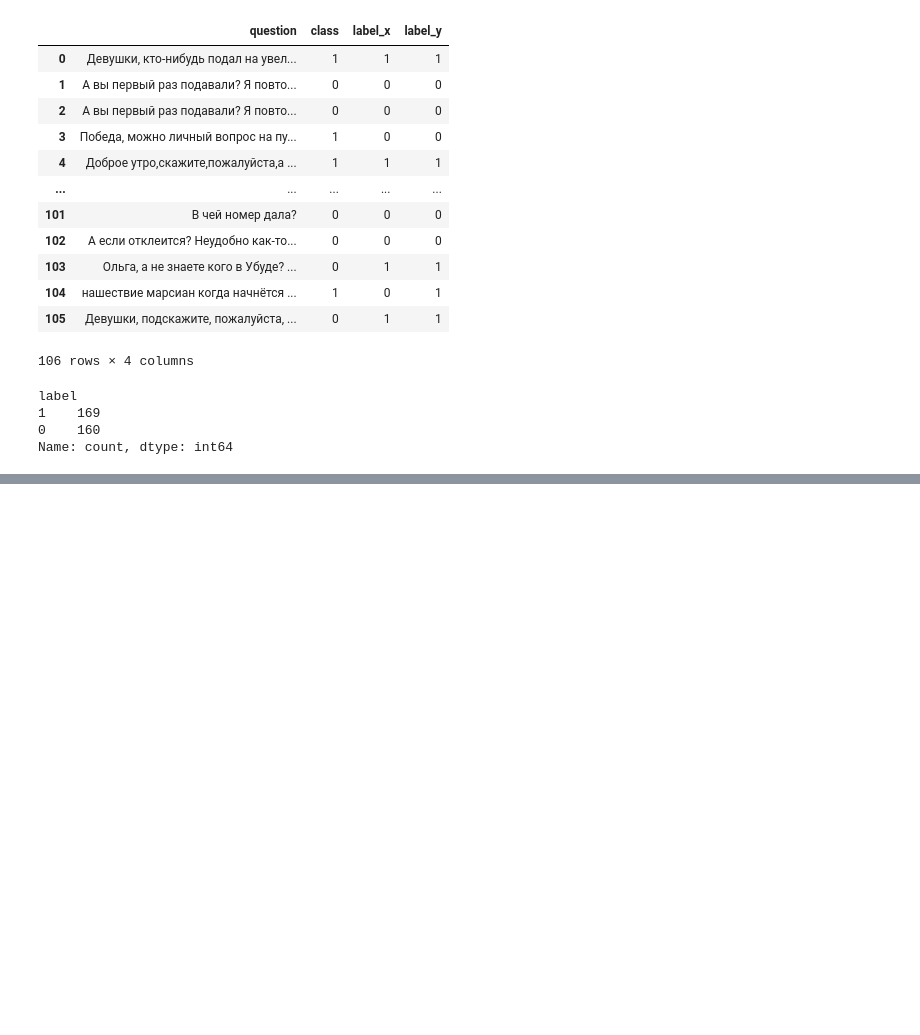
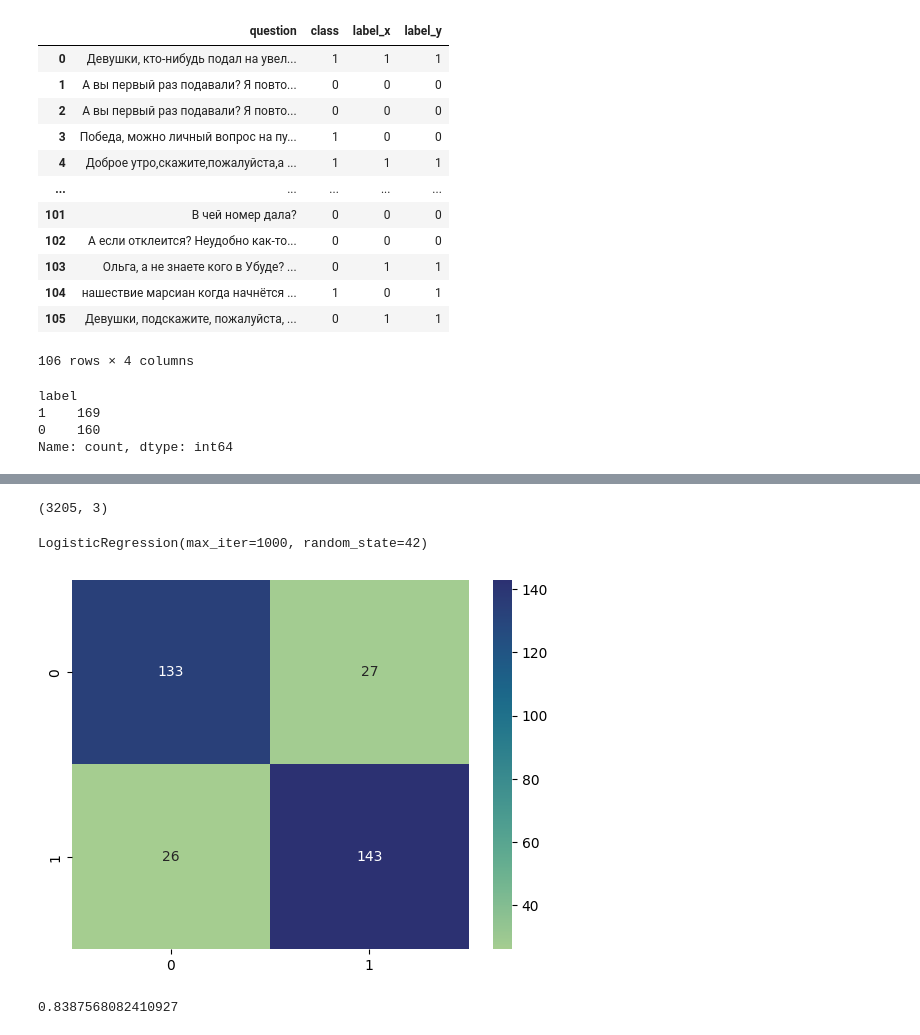
Before and after one commit to Yeegaure/FAQ_autocollector, a Jupyter notebook: llm_labeling_full.ipynb, the cells around one changed output, grey strips where cells are left out. Saved outputs shown, nothing was run; the diff lists cells and outputs as text; code cells hidden in the pictures; blank space fills up the shorter version.

Commit message:
trained the model with 3205 samples

```diff
--- a/llm_labeling_full.ipynb
+++ b/llm_labeling_full.ipynb
@@ -411,0 +692,5 @@ Name: count, dtype: int64
+# %%
+df_sample_temp = df_sample_3211[~df_sample_3211['question'].isin(df_test['question'])]
+df_sample_temp.shape
+# %% [output]
+(3205, 3)
@@ -411,0 +699,28 @@ Name: count, dtype: int64
+# %%
+df_sample_3025 = pd.read_csv('data/qwen3_14b_labeling_clean_3205q.csv')
+# %%
+vectorizer = CountVectorizer(analyzer='word')
+X = vectorizer.fit_transform(df_sample_3025['question'])
+y = df_sample_3025['label']
+
+log_reg = LogisticRegression(penalty='l2', C=1.0, random_state=42, solver='lbfgs', max_iter=1000)
+log_reg.fit(X, y)
+# %% [output]
+LogisticRegression(max_iter=1000, random_state=42)
+# %%
+df_test = pd.read_csv('data/gold_manual_anno.csv')
+X_test, y_test = df_test['question'], df_test['final']
+X_test = df_test['question'].apply(lambda x : emoji.replace_emoji(x, ''))
+
+X_test = vectorizer.transform(X_test)
+y_pred = log_reg.predict(X_test)
+# %%
+matrix = confusion_matrix(y_test, y_pred)
+sns.heatmap(matrix, cmap='crest', annot=True, fmt='d');
+# %% [output]
+[figure, added]
+# %%
+f1_classification = f1_score(y_test, y_pred, average='macro')
+f1_classification
+# %% [output]
+0.8387568082410927
```
Also changed, not shown: parts of 49 cells of this notebook.
